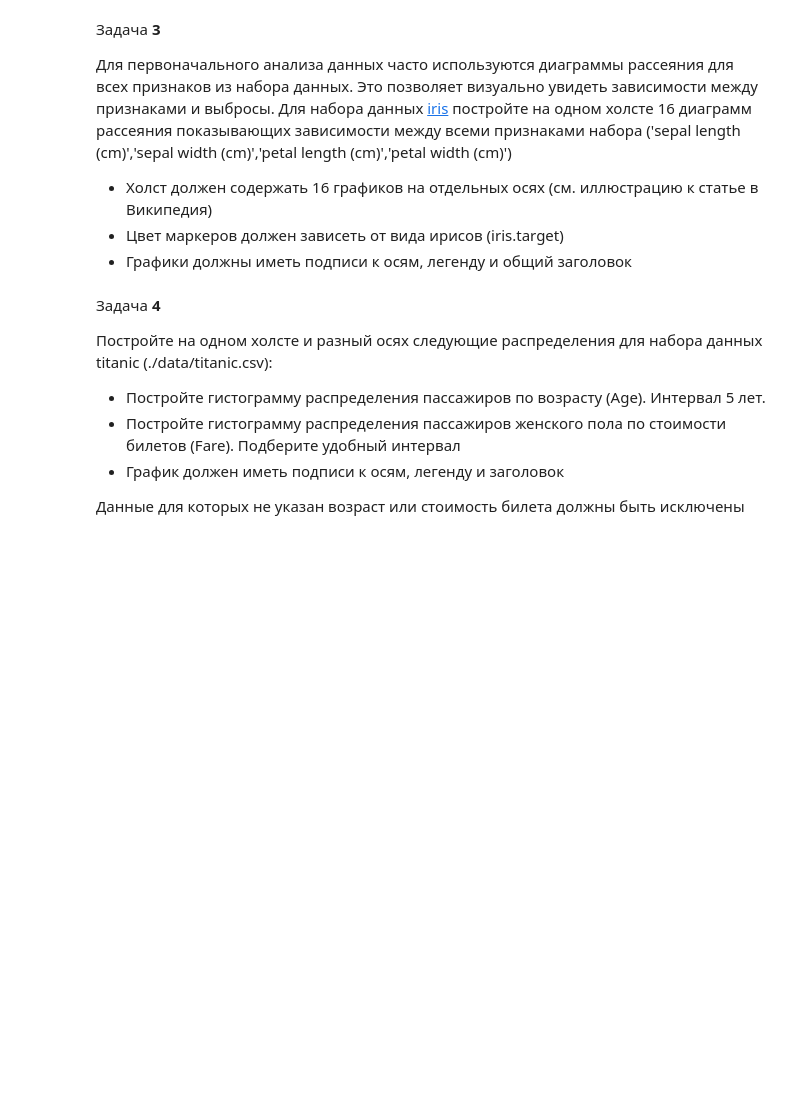
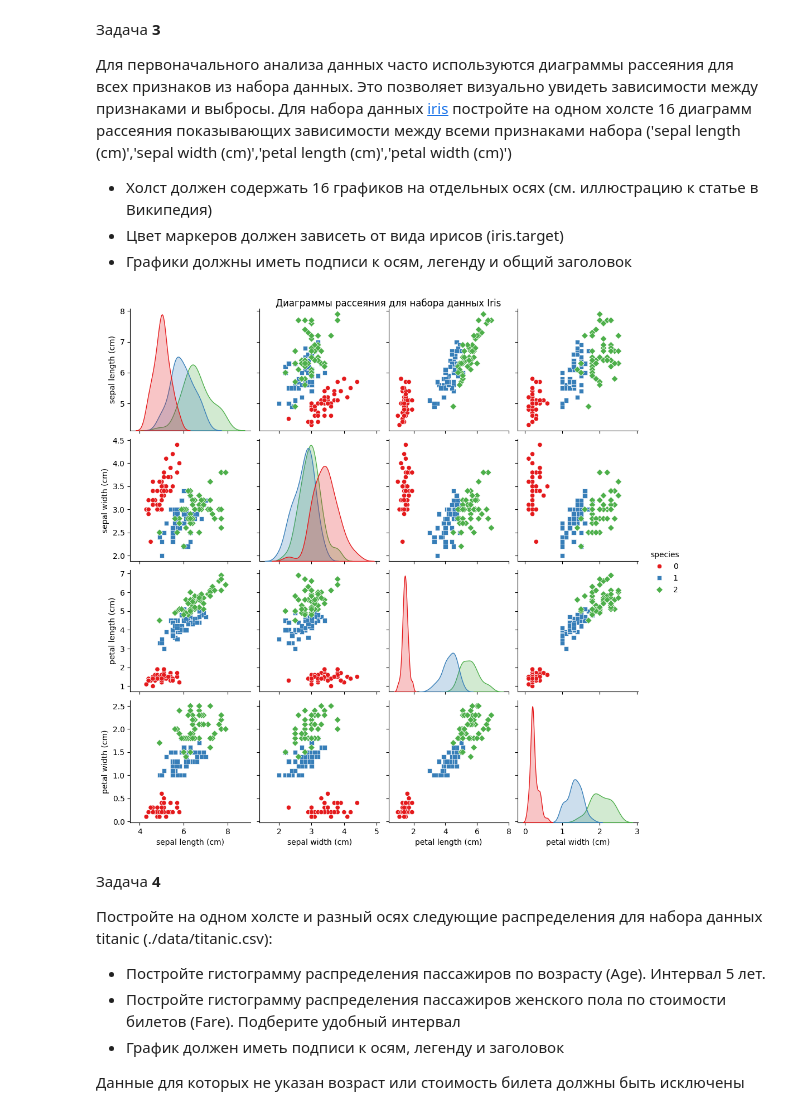
Before and after one commit to Qvardu/dap-2024, a Jupyter notebook: les05/lab5.ipynb, the cells around one changed output. Saved outputs shown, nothing was run; the diff lists cells and outputs as text; code cells hidden in the pictures; blank space fills up the shorter version.

```diff
--- a/les05/lab5.ipynb
+++ b/les05/lab5.ipynb
@@ -139,3 +99,18 @@ plt.show()
+# %%
+from sklearn.datasets import load_iris
+iris = load_iris()
+
+iris_df = pd.DataFrame(iris.data, columns=iris.feature_names)
+
+iris_df['species'] = iris.target
+
+sns.pairplot(iris_df, hue='species', palette='Set1', markers=["o", "s", "D"])
+
+plt.suptitle('Диаграммы рассеяния для набора данных Iris', y=1)
+
+plt.show()
+# %% [output]
+[figure, added]
 # %% [markdown]
 Задача **4**
 
```
Also changed, not shown: parts of 1 cell of this notebook.
